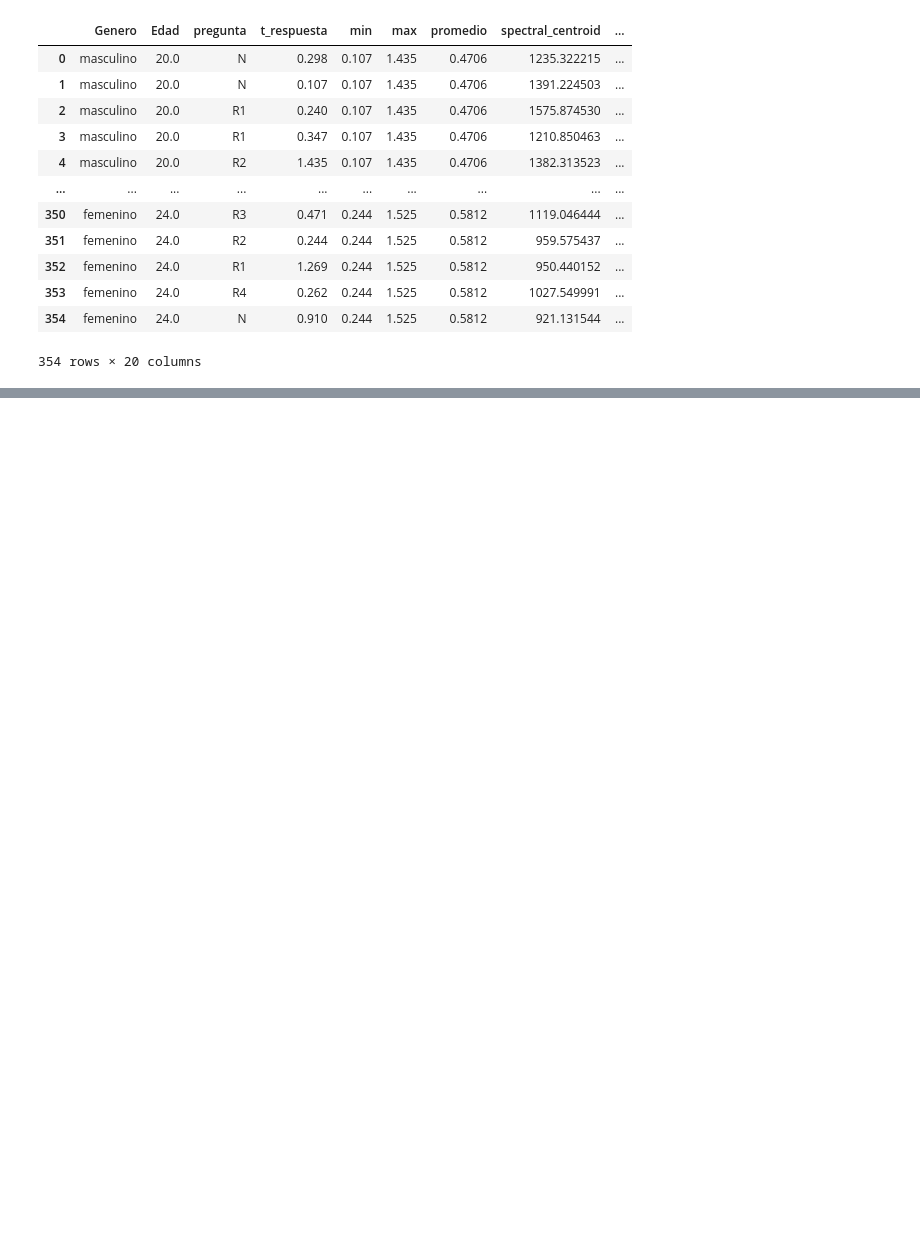
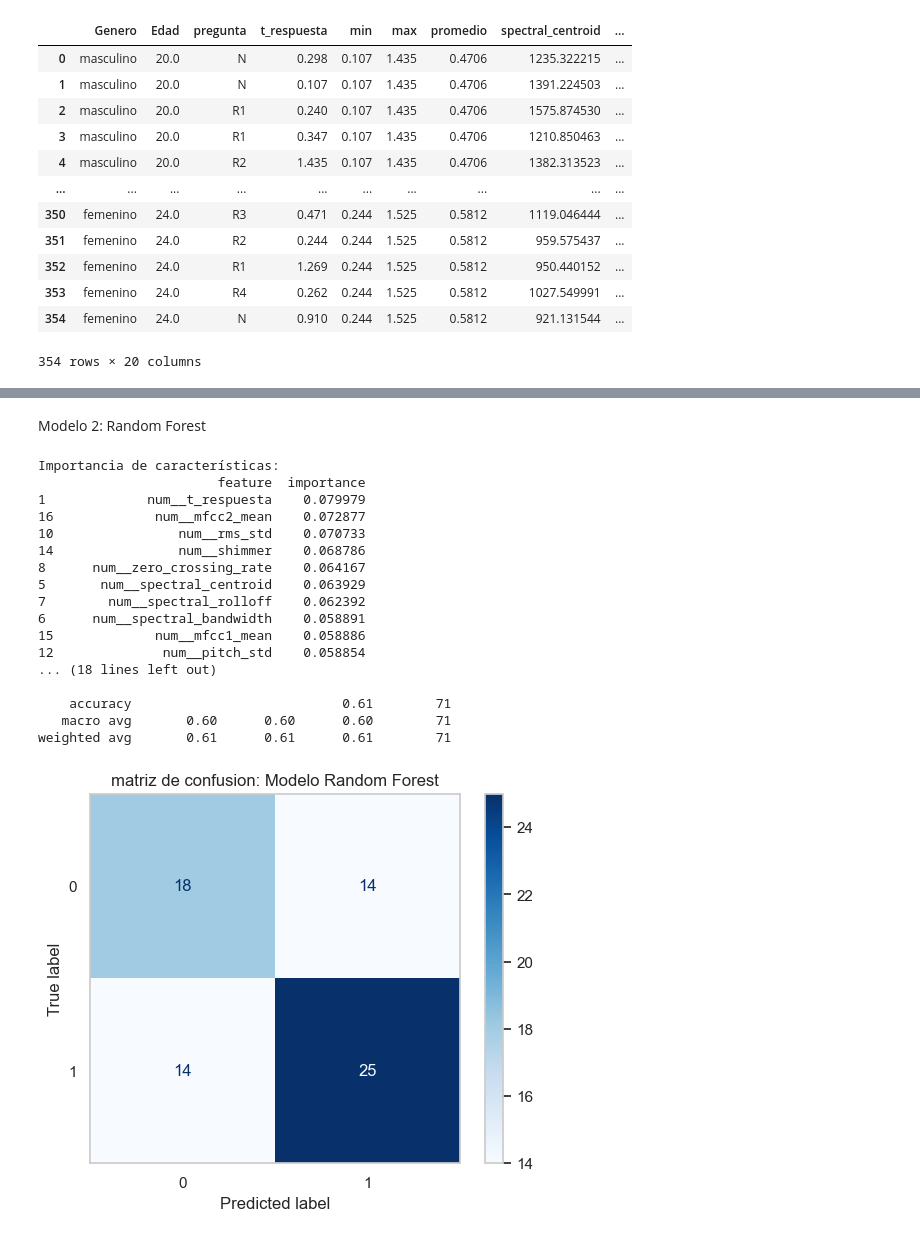
Before and after one commit to juliana2001/Poligrafo, a Jupyter notebook: implementation/notebook2.ipynb, the cells around one changed output, grey strips where cells are left out. Drawn from its saved outputs; the diff is of its cells as text; code cells hidden in the pictures; blank space fills up the shorter version.

```diff
--- a/implementation/notebook2.ipynb
+++ b/implementation/notebook2.ipynb
@@ -392,0 +460,62 @@ Forma final de los datos procesados: (354, 23)
+# %% [markdown]
+Modelo 2: Random Forest
+# %%
+#RANDOM FOREST
+
+#importar librerias
+from sklearn.ensemble import RandomForestClassifier
+
+random_forest = RandomForestClassifier(
+    n_estimators=450, #numero de arboles, entre mas arboles, mas estabilidad por ende, menos varianza
+    max_depth=12, #profundidad max del arbol, si es grande - riesgo de sobreajuste, si es pequeña - modelo muy simple
+    min_samples_split=5, #min muestras para dividir nodo
+    class_weight={0: 2, 1: 1},
+    random_state=42
+)
+
+#entrenamiento del modelo
+random_forest.fit(x_train, y_train)
+
+#prediccion en test
+y_pred_rf = random_forest.predict(x_test)
+
+#RF calcula que variables fueron más útiles para decidir.
+importancias = pd.DataFrame({
+    "feature": x_normalized.columns,
+    "importance": random_forest.feature_importances_
+}).sort_values(by="importance", ascending=False)
+
+print("Importancia de características:")
+print(importancias)
+
+#matrix de confusion
+matrix_rf = confusion_matrix(y_test, y_pred_rf)
+
+print("Clasificación:")
+print(classification_report(y_test, y_pred_rf))
+
+disp_rf = ConfusionMatrixDisplay(confusion_matrix=matrix_rf)
+disp_rf.plot(cmap="Blues")
+
+plt.title("matriz de confusion: Modelo Random Forest")
+plt.grid()
+plt.show()
+# %% [output]
+Importancia de características:
+                       feature  importance
+1             num__t_respuesta    0.079979
+16             num__mfcc2_mean    0.072877
+10                num__rms_std    0.070733
+14                num__shimmer    0.068786
+8      num__zero_crossing_rate    0.064167
+5       num__spectral_centroid    0.063929
+7        num__spectral_rolloff    0.062392
+6      num__spectral_bandwidth    0.058891
+15             num__mfcc1_mean    0.058886
+12              num__pitch_std    0.058854
+... (18 lines left out)
+
+    accuracy                           0.61        71
+   macro avg       0.60      0.60      0.60        71
+weighted avg       0.61      0.61      0.61        71
+[figure, added]
```
Also changed, not shown: parts of 16 cells of this notebook.
